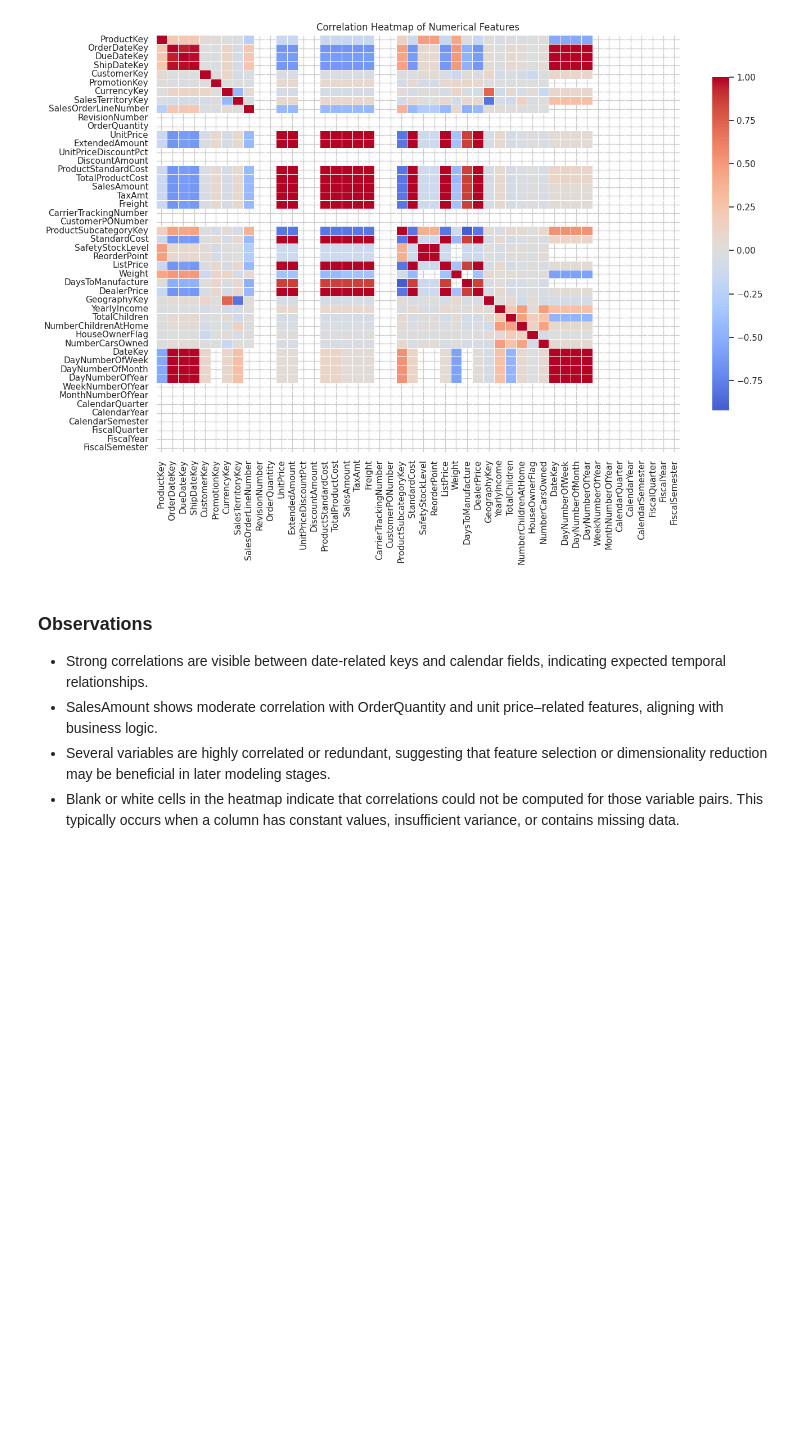
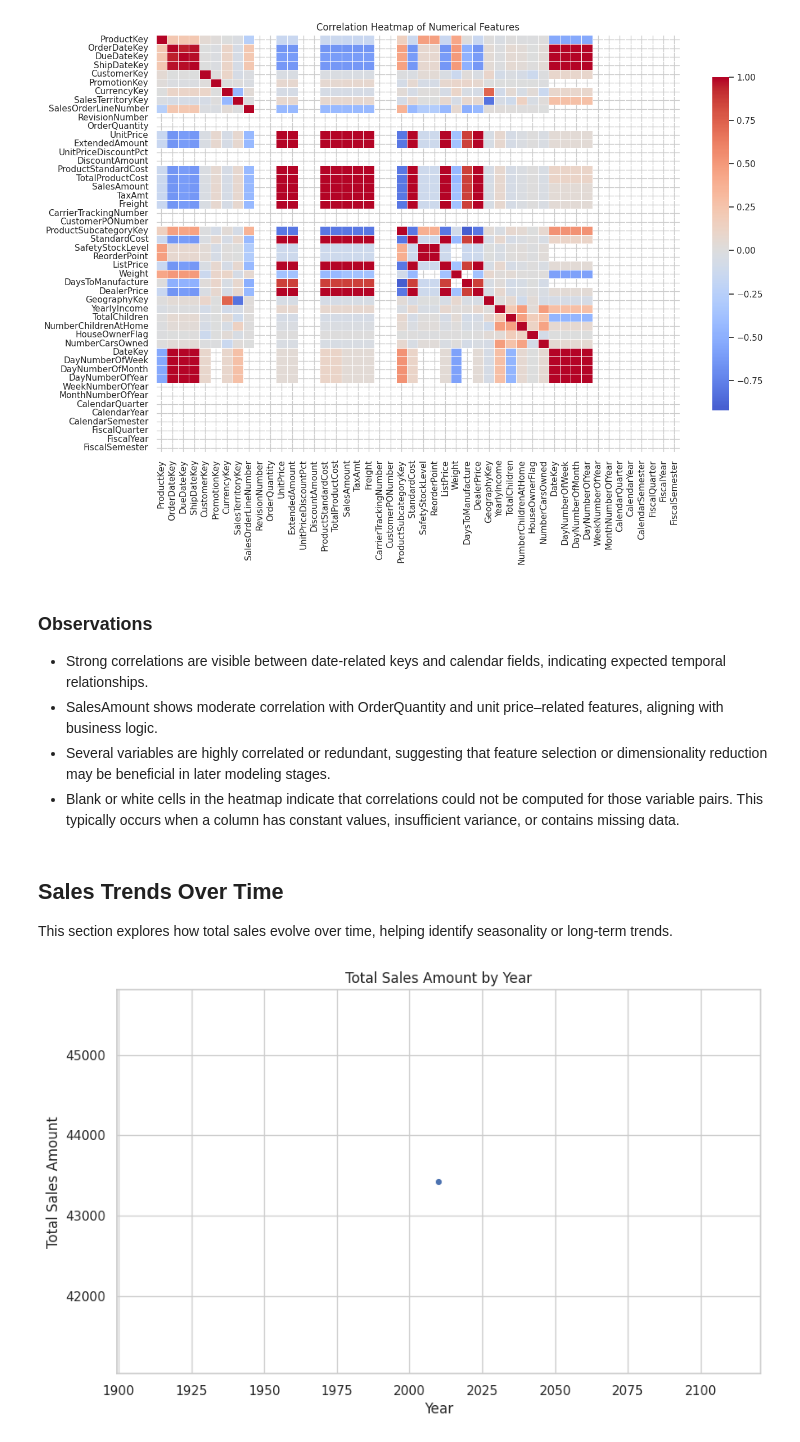
Before and after one commit to redbillis/big-data-processing-dw-investigation, a Jupyter notebook: notebooks/03_exploratory_data_analysis.ipynb, the cells around one changed output. Saved outputs shown, nothing was run; the diff lists cells and outputs as text; code cells hidden in the pictures; blank space fills up the shorter version.

```diff
--- a/notebooks/03_exploratory_data_analysis.ipynb
+++ b/notebooks/03_exploratory_data_analysis.ipynb
@@ -243,3 +244,32 @@ plt.show()
 - Blank or white cells in the heatmap indicate that correlations could not be computed
   for those variable pairs. This typically occurs when a column has constant values,
   insufficient variance, or contains missing data.
+# %% [markdown]
+## Sales Trends Over Time
+
+This section explores how total sales evolve over time, helping identify
+seasonality or long-term trends.
+# %%
+# Aggregate sales by calendar year
+sales_by_year = (
+    sales_df.groupby("CalendarYear")["SalesAmount"]
+    .sum()
+    .reset_index()
+)
+
+# Plot sales trend
+plt.figure(figsize=(10, 6))
+sns.lineplot(
+    data=sales_by_year,
+    x="CalendarYear",
+    y="SalesAmount",
+    marker="o"
+)
+
+plt.title("Total Sales Amount by Year")
+plt.xlabel("Year")
+plt.ylabel("Total Sales Amount")
+plt.grid(True)
+plt.show()
+# %% [output]
+[figure, added]
```
Also changed, not shown: parts of 3 cells of this notebook, 3 other files.
